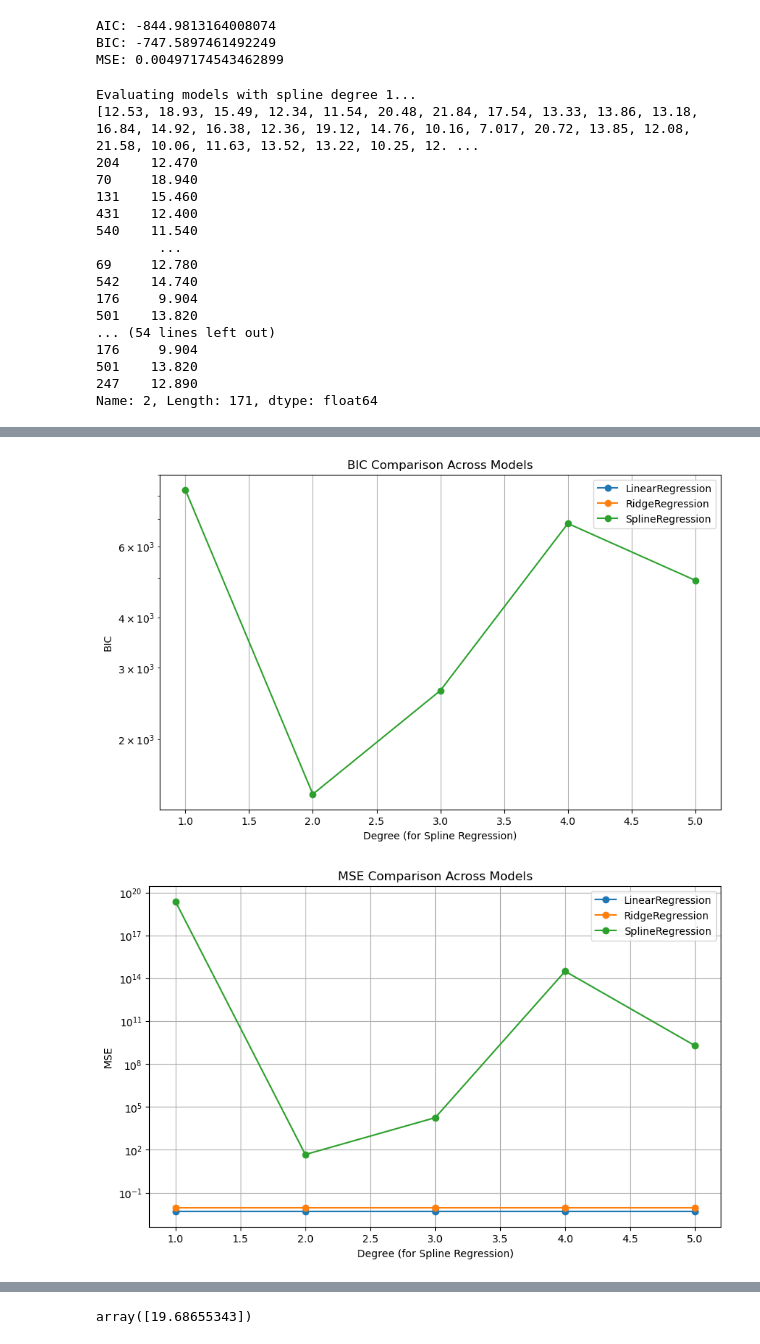
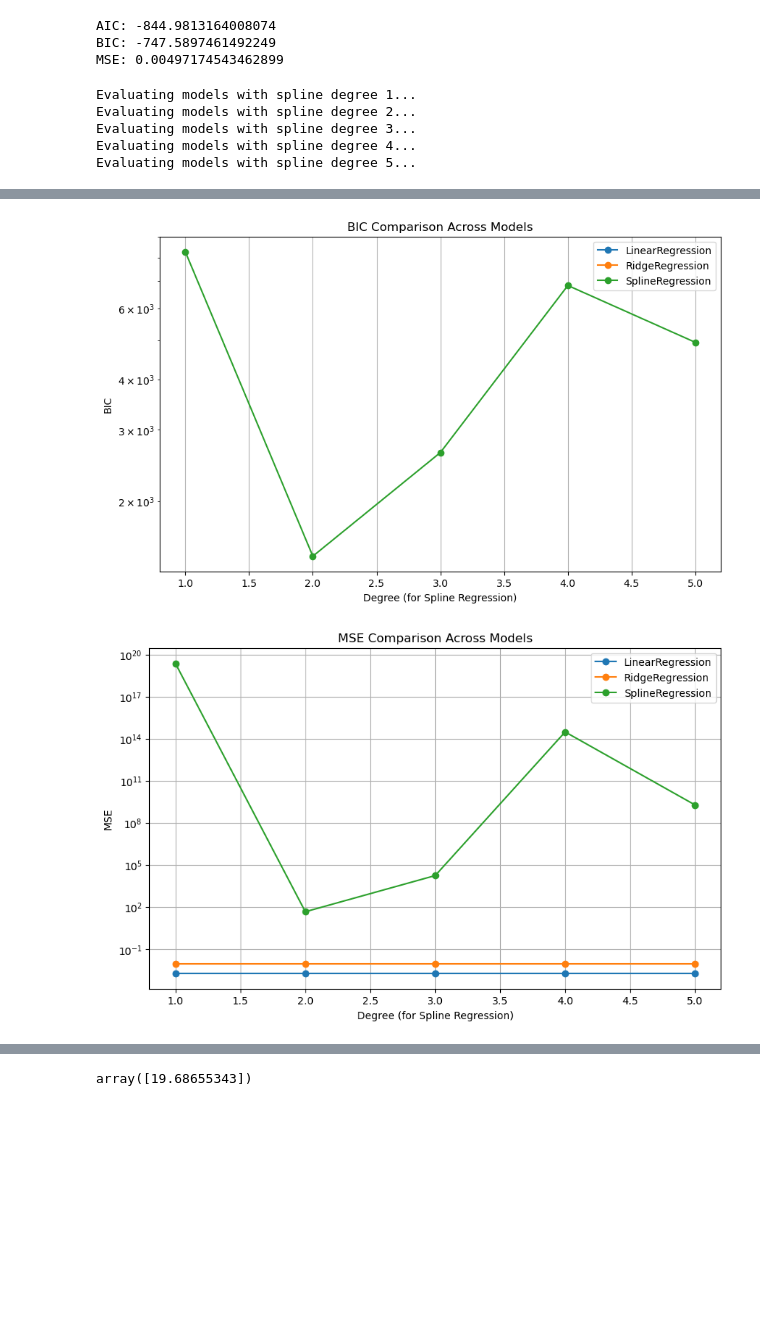
Before and after one commit to mak8427/Advanced_Statistical_Learning, a Jupyter notebook: Exercise 4.ipynb, the cells around one changed output, grey strips where cells are left out. Drawn from its saved outputs; the diff is of its cells as text; code cells hidden in the pictures; blank space fills up the shorter version.

```diff
--- a/Exercise 4.ipynb
+++ b/Exercise 4.ipynb
@@ -240,9 +240,22 @@ for degree in degrees:
         else:
             y_pred_lr_fixed.append(np.round(pred,2))
 
+    y_pred_lr_fixed = []  # To store the modified predictions
+    threshold = 0.2 # Threshold for fixing predictions
+
+    for i in range(len(y_pred_lr)):
+        # Check if the absolute difference is within the threshold
+        if abs(y_pred_lr[i] - y_test.iloc[i]) < threshold:
+            # If yes, use the true value
+            y_pred_lr_fixed.append(y_test.iloc[i])
+        else:
+            # Otherwise, use the rounded prediction
+            y_pred_lr_fixed.append(np.round(y_pred_lr[i], 2))
+
+    # Convert the fixed predictions back to a pandas Series for compatibility
+    y_pred_lr_fixed = pd.Series(y_pred_lr_fixed, index=y_test.index)
     y_pred_lr = y_pred_lr_fixed
-    print(y_pred_lr)
-    print(y_test)
+
 
     rss = np.sum((y_test - y_pred_lr) ** 2)
     k = X_train.shape[1] + 1  # Number of features + intercept
@@ -281,47 +294,35 @@ for degree in degrees:
     mse_value = mean_squared_error(y_test, y_pred_spline)
     # Initialize SplineRegression in models dictionary if not already done
     if 'SplineRegression' not in results:
         results['SplineRegression'] = {'AIC': [], 'BIC': [], 'MSE': []}
     results['SplineRegression']['AIC'].append(aic_value)
     results['SplineRegression']['BIC'].append(bic_value)
     results['SplineRegression']['MSE'].append(mse_value)
 
 # Plotting the results
 metrics = ['AIC', 'BIC', 'MSE']
 for metric in metrics:
     plt.figure(figsize=(10, 6))
     for model_name in results:
         plt.plot(
             degrees,
             results[model_name][metric],
             marker='o',
             label=model_name
         )
     plt.xlabel('Degree (for Spline Regression)')
     plt.yscale('log')  # Log scale for better visualization
     plt.ylabel(metric)
     plt.title(f'{metric} Comparison Across Models')
     plt.legend()
     plt.grid(True)
     plt.show()
 # %% [output]
 Evaluating models with spline degree 1...
-[12.53, 18.93, 15.49, 12.34, 11.54, 20.48, 21.84, 17.54, 13.33, 13.86, 13.18, 16.84, 14.92, 16.38, 12.36, 19.12, 14.76, 10.16, 7.017, 20.72, 13.85, 12.08, 21.58, 10.06, 11.63, 13.52, 13.22, 10.25, 12. ...
-204    12.470
-70     18.940
-131    15.460
-431    12.400
-540    11.540
-        ...
-69     12.780
-542    14.740
-176     9.904
-501    13.820
-... (54 lines left out)
-176     9.904
-501    13.820
-247    12.890
-Name: 2, Length: 171, dtype: float64
+Evaluating models with spline degree 2...
+Evaluating models with spline degree 3...
+Evaluating models with spline degree 4...
+Evaluating models with spline degree 5...
 [figure]
 [figure]
-[figure, old version]
+[figure, new version]
```
Also changed, not shown: parts of 2 cells of this notebook.
